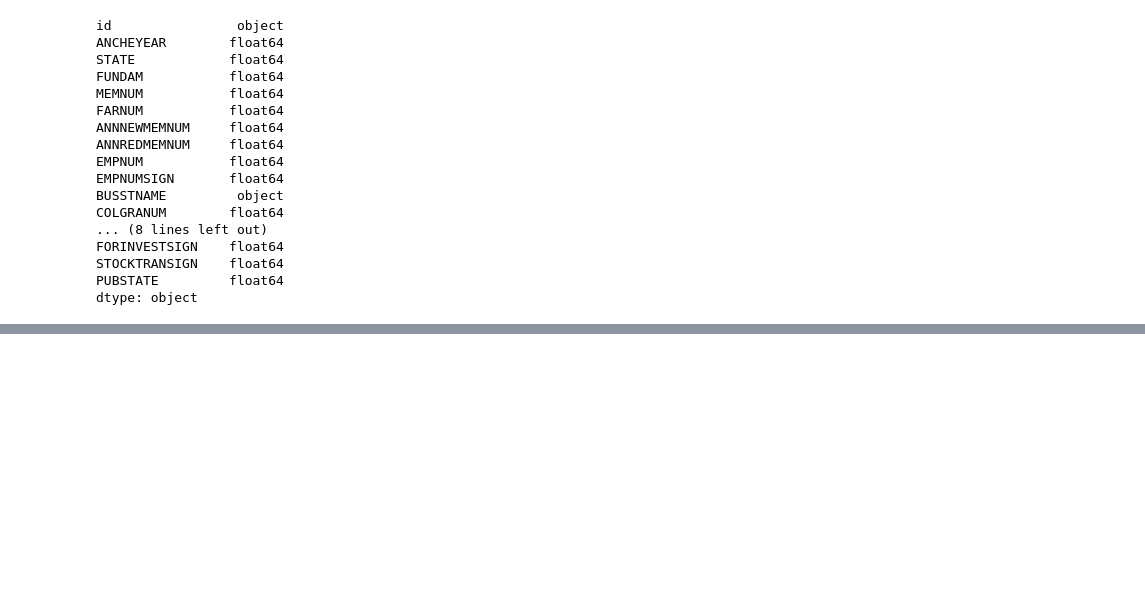
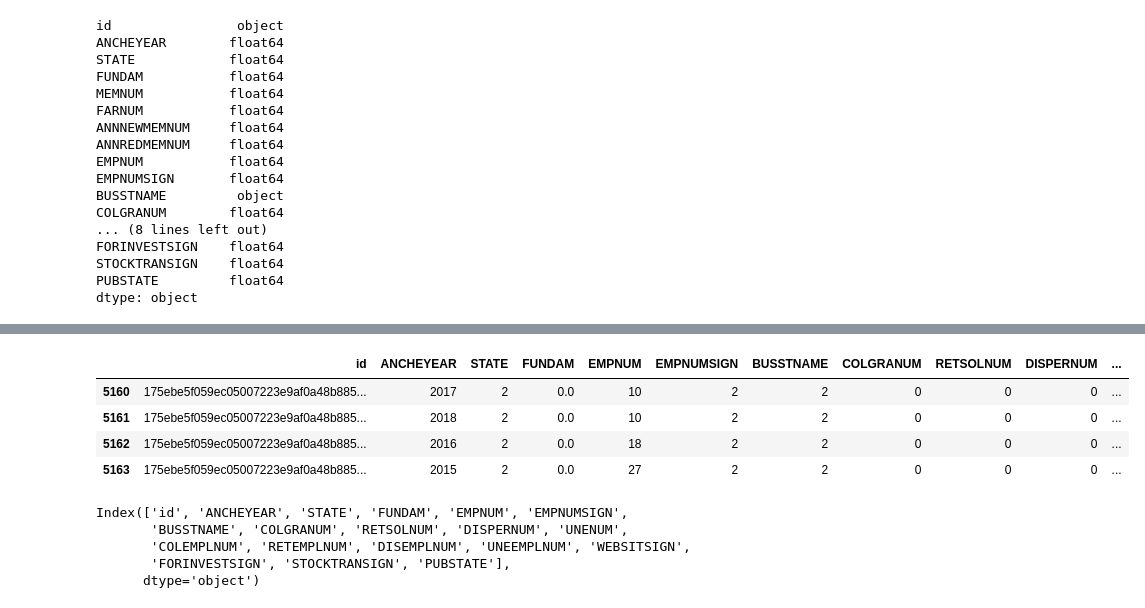
Before and after one commit to Explore16/datafountain_ccf, a Jupyter notebook: code/fea_explore.ipynb, the cells around one changed output, grey strips where cells are left out. Saved outputs shown, nothing was run; the diff lists cells and outputs as text; code cells hidden in the pictures; blank space fills up the shorter version.

```diff
--- a/code/fea_explore.ipynb
+++ b/code/fea_explore.ipynb
@@ -503,0 +482,8 @@ Name: BUSSTNAME, dtype: int64
+# %%
+annual_report_info[annual_report_info['id'].isin(['175ebe5f059ec05007223e9af0a48b885f4cbfa833d93eed'])]
+# %% [output]
+|  | id | ANCHEYEAR | STATE | FUNDAM | EMPNUM | EMPNUMSIGN | BUSSTNAME | COLGRANUM | RETSOLNUM | DISPERNUM | ... |
+| 5160 | 175ebe5f059ec05007223e9af0a48b885... | 2017 | 2 | 0.0 | 10 | 2 | 2 | 0 | 0 | 0 | ... |
+| 5161 | 175ebe5f059ec05007223e9af0a48b885... | 2018 | 2 | 0.0 | 10 | 2 | 2 | 0 | 0 | 0 | ... |
+| 5162 | 175ebe5f059ec05007223e9af0a48b885... | 2016 | 2 | 0.0 | 18 | 2 | 2 | 0 | 0 | 0 | ... |
+| 5163 | 175ebe5f059ec05007223e9af0a48b885... | 2015 | 2 | 0.0 | 27 | 2 | 2 | 0 | 0 | 0 | ... |
@@ -503,0 +494,8 @@ Name: BUSSTNAME, dtype: int64
+# %%
+annual_report_info.columns
+# %% [output]
+Index(['id', 'ANCHEYEAR', 'STATE', 'FUNDAM', 'EMPNUM', 'EMPNUMSIGN',
+       'BUSSTNAME', 'COLGRANUM', 'RETSOLNUM', 'DISPERNUM', 'UNENUM',
+       'COLEMPLNUM', 'RETEMPLNUM', 'DISEMPLNUM', 'UNEEMPLNUM', 'WEBSITSIGN',
+       'FORINVESTSIGN', 'STOCKTRANSIGN', 'PUBSTATE'],
+      dtype='object')
```
Also changed, not shown: parts of 17 cells of this notebook.
